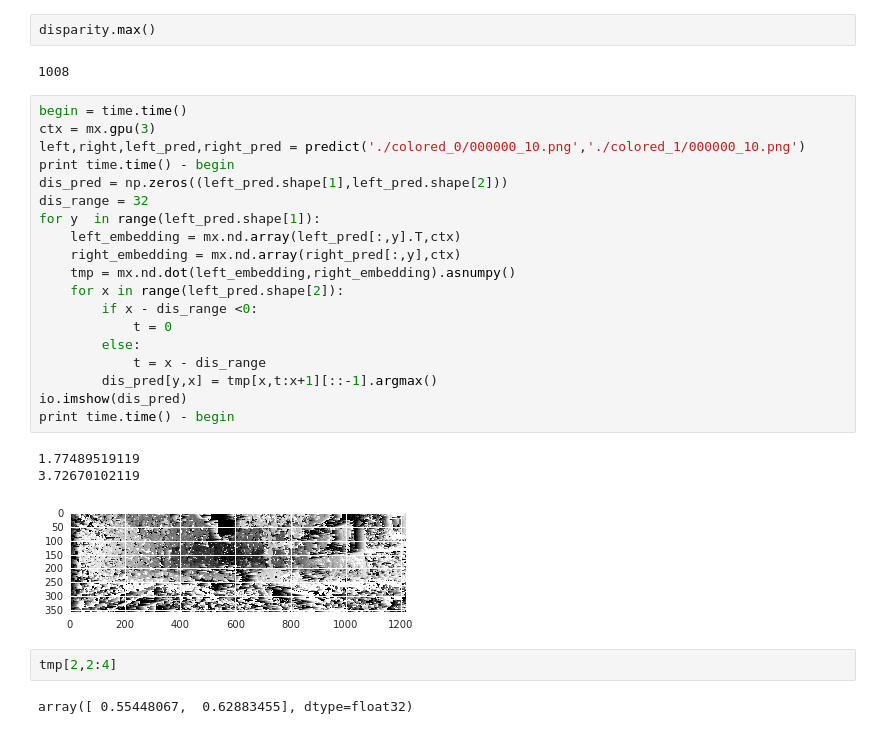
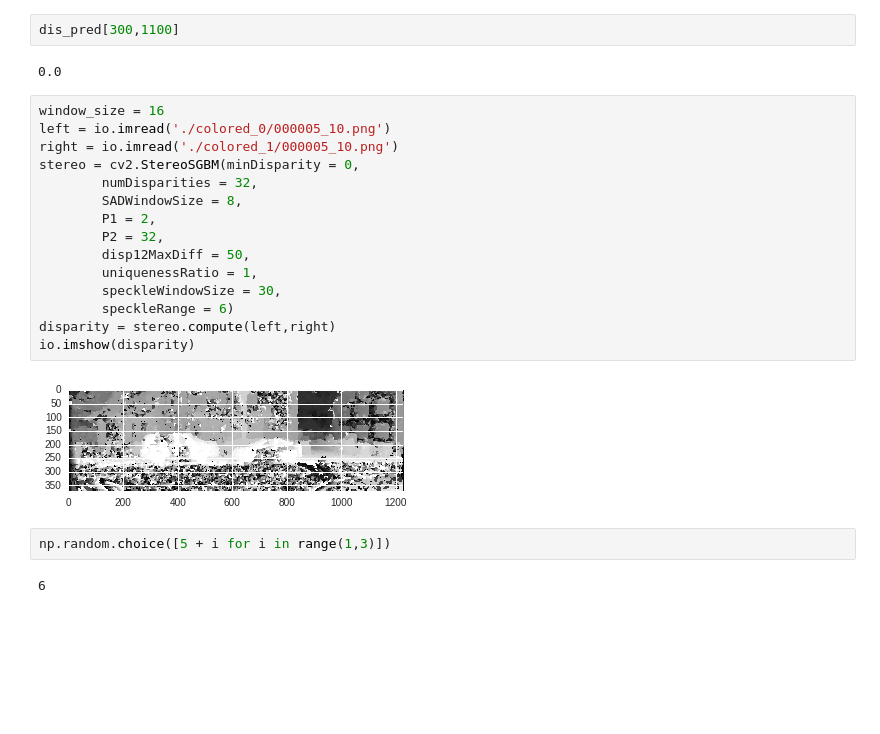
Before and after one commit to dsqx71/stereo_matching, a Jupyter notebook: predict.ipynb, the cells around one changed output. Saved outputs shown, nothing was run; the diff lists cells and outputs as text; blank space fills up the shorter version.

```diff
--- a/predict.ipynb
+++ b/predict.ipynb
@@ -68,31 +106,25 @@ sns.heatmap(disparity,xticklabels=False,yticklabels=False)
-# %%
-disparity.max()
-# %% [output]
-1008
-# %%
-begin = time.time()
-ctx = mx.gpu(3)
-left,right,left_pred,right_pred = predict('./colored_0/000000_10.png','./colored_1/000000_10.png')
-print time.time() - begin
-dis_pred = np.zeros((left_pred.shape[1],left_pred.shape[2]))
-dis_range = 32
-for y  in range(left_pred.shape[1]):
-    left_embedding = mx.nd.array(left_pred[:,y].T,ctx)
-    right_embedding = mx.nd.array(right_pred[:,y],ctx)
-    tmp = mx.nd.dot(left_embedding,right_embedding).asnumpy()
-    for x in range(left_pred.shape[2]):
-        if x - dis_range <0:
-            t = 0
-        else:
-            t = x - dis_range
-        dis_pred[y,x] = tmp[x,t:x+1][::-1].argmax()
-io.imshow(dis_pred)
-print time.time() - begin
-# %% [output]
-1.77489519119
-3.72670102119
-[figure, removed]
-# %%
-tmp[2,2:4]
-# %% [output]
-array([ 0.55448067,  0.62883455], dtype=float32)
+# %%
+dis_pred[300,1100]
+# %% [output]
+0.0
+# %%
+window_size = 16
+left = io.imread('./colored_0/000005_10.png')
+right = io.imread('./colored_1/000005_10.png')
+stereo = cv2.StereoSGBM(minDisparity = 0,
+        numDisparities = 32,
+        SADWindowSize = 8,
+        P1 = 2,
+        P2 = 32,
+        disp12MaxDiff = 50,
+        uniquenessRatio = 1,
+        speckleWindowSize = 30,
+        speckleRange = 6)
+disparity = stereo.compute(left,right)
+io.imshow(disparity)
+# %% [output]
+[figure, added]
+# %%
+np.random.choice([5 + i for i in range(1,3)])
+# %% [output]
+6
```
Also changed, not shown: parts of 14 cells of this notebook, 4 other files.
